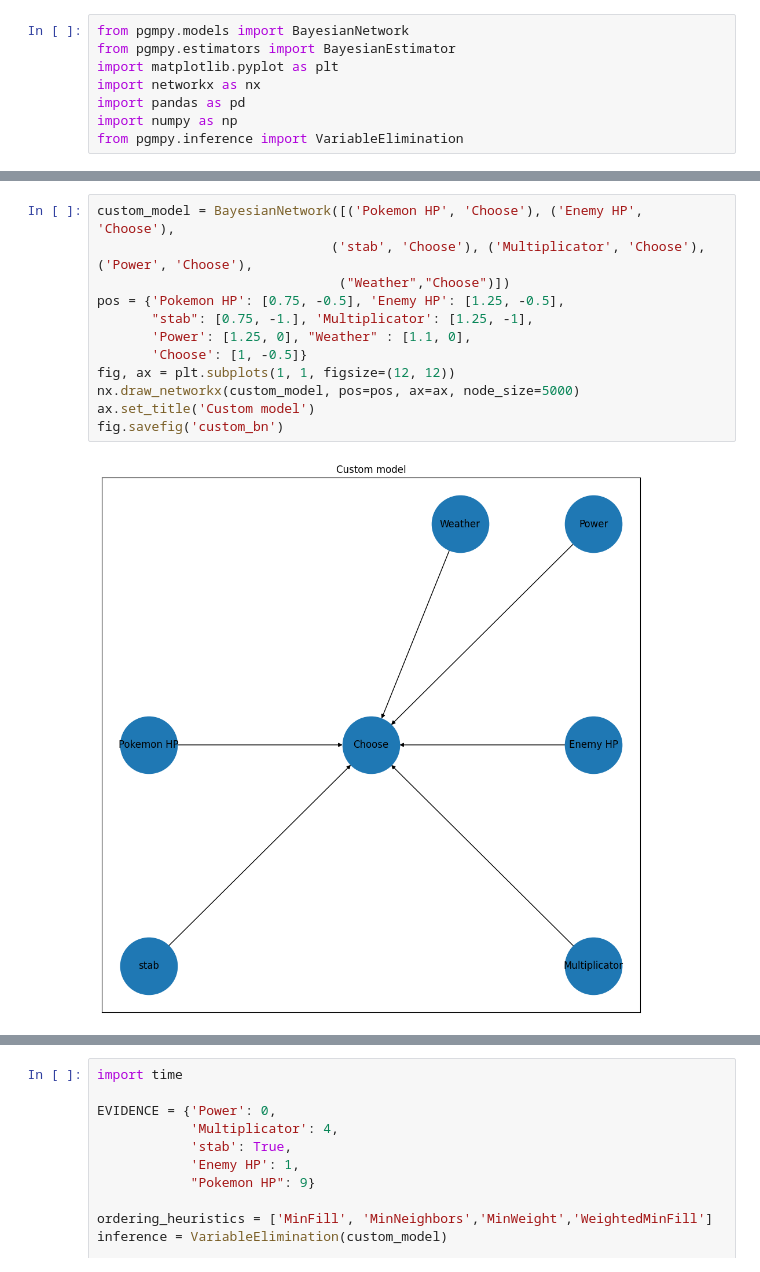
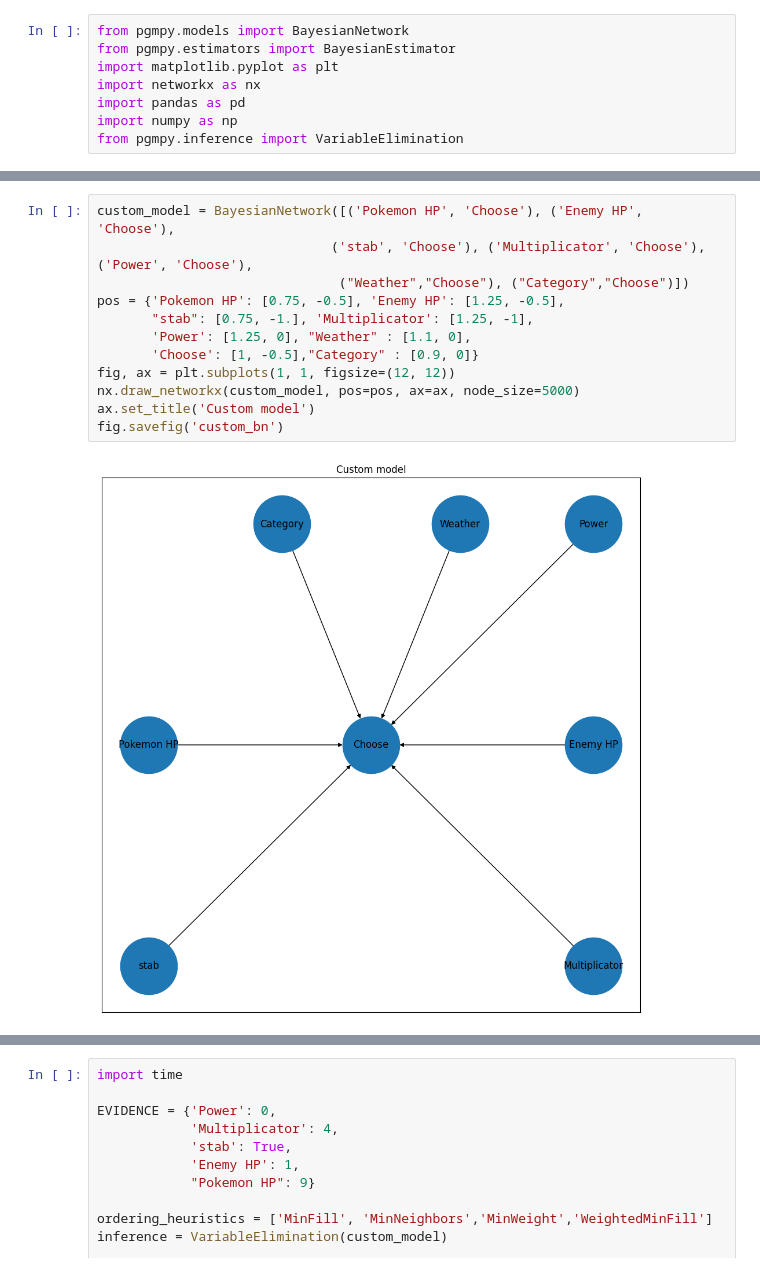
Before and after one commit to TechRufy/showdownBayesian, a Jupyter notebook: showdown/battle_bots/BayesianBot/BayesianNetwork/BayesianPokemon.ipynb, the cells around one changed output, grey strips where cells are left out. Drawn from its saved outputs; the diff is of its cells as text.

```diff
--- a/showdown/battle_bots/BayesianBot/BayesianNetwork/BayesianPokemon.ipynb
+++ b/showdown/battle_bots/BayesianBot/BayesianNetwork/BayesianPokemon.ipynb
@@ -113,17 +105,17 @@ df
 # %%
 custom_model = BayesianNetwork([('Pokemon HP', 'Choose'), ('Enemy HP', 'Choose'),
                               ('stab', 'Choose'), ('Multiplicator', 'Choose'), ('Power', 'Choose'),
-                               ("Weather","Choose")])
+                               ("Weather","Choose"), ("Category","Choose")])
 pos = {'Pokemon HP': [0.75, -0.5], 'Enemy HP': [1.25, -0.5],
        "stab": [0.75, -1.], 'Multiplicator': [1.25, -1],
        'Power': [1.25, 0], "Weather" : [1.1, 0],
-       'Choose': [1, -0.5]}
+       'Choose': [1, -0.5],"Category" : [0.9, 0]}
 fig, ax = plt.subplots(1, 1, figsize=(12, 12))
 nx.draw_networkx(custom_model, pos=pos, ax=ax, node_size=5000)
 ax.set_title('Custom model')
 fig.savefig('custom_bn')
 # %% [output]
-[figure, old version]
+[figure, new version]
 # %%
 
 estimator = BayesianEstimator(model=custom_model, data=df)
```
Also changed, not shown: parts of 6 cells of this notebook, 3 other files.
